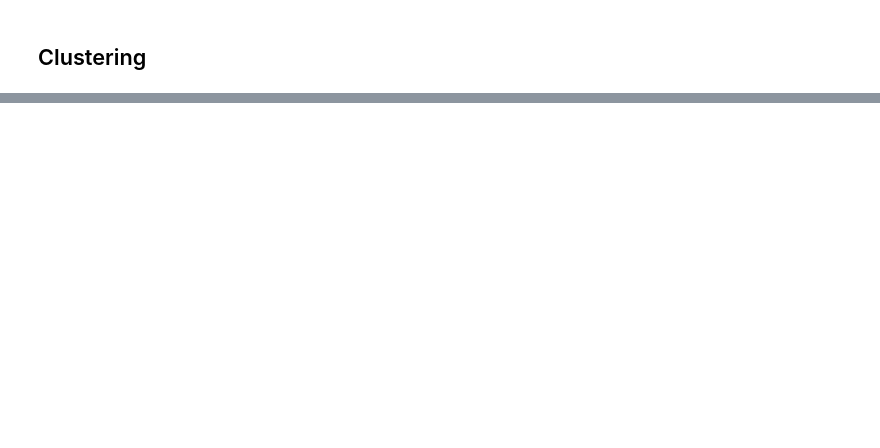
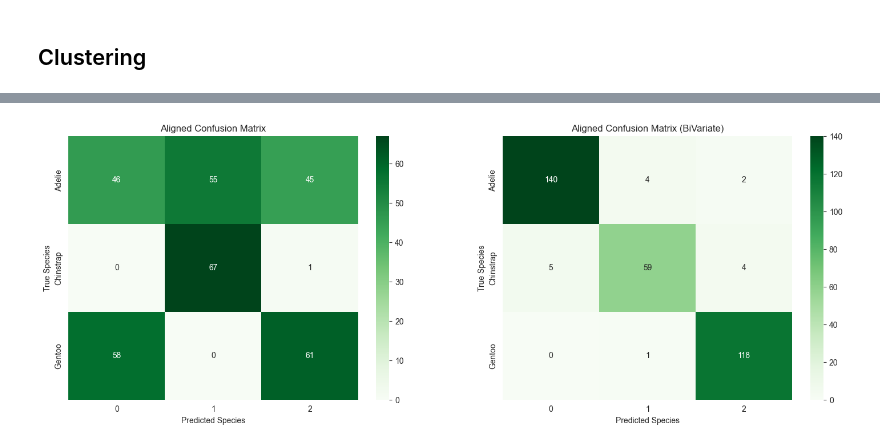
Before and after one commit to ivan-parreno/Cluster, a Jupyter notebook: ods/clustering/clustering.ipynb, the cells around one changed output, grey strips where cells are left out. Cells and saved outputs as stored; diff of their text form; code cells hidden in the pictures; blank space fills up the shorter version.

```diff
--- a/ods/clustering/clustering.ipynb
+++ b/ods/clustering/clustering.ipynb
@@ -93,0 +209,6 @@ df
+# %%
+fig, ax = plt.subplots(nrows=1, ncols=2, figsize=(18, 6))
+show_confusion_matrix(get_aligned_confusion_matrix(df, 'species', "Cluster KMedoids"), "Aligned Confusion Matrix", ax=ax[0])
+show_confusion_matrix(get_aligned_confusion_matrix(df, 'species', "Cluster KMedoids BiVariate"), "Aligned Confusion Matrix (BiVariate)", ax=ax[1])
+# %% [output]
+[figure, added]
```
Also changed, not shown: parts of 14 cells of this notebook, 6 other files.
